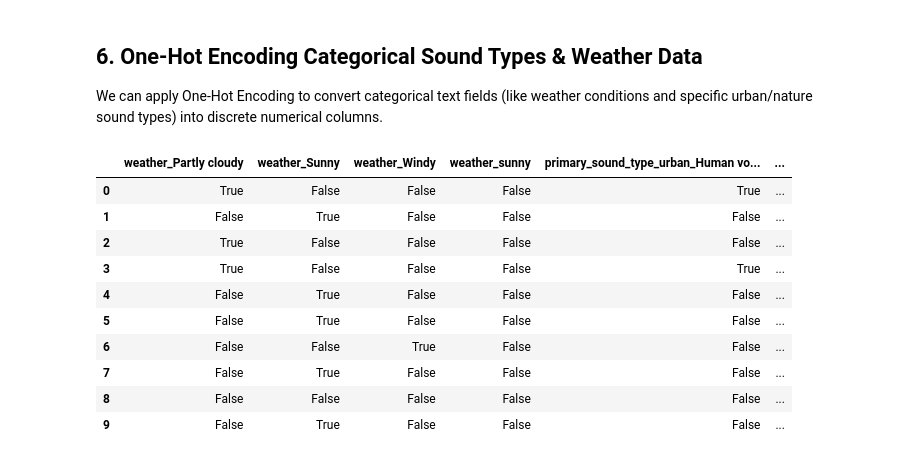
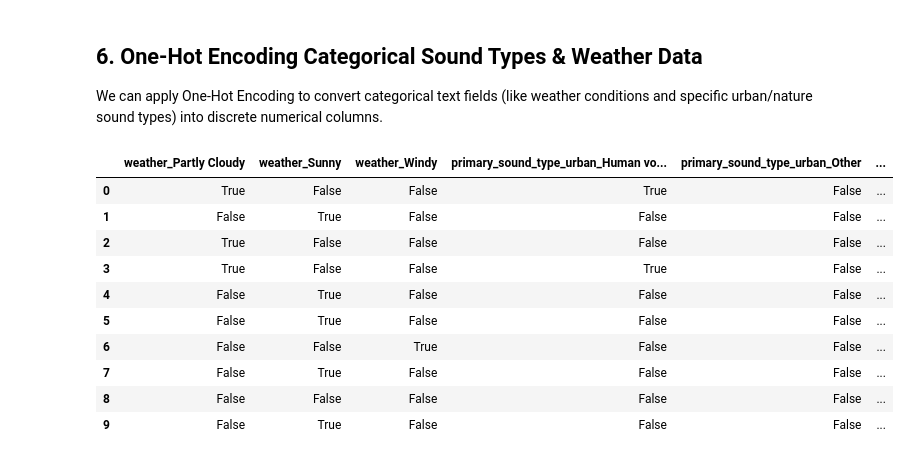
Before and after one commit to basedalgerianrin/ml-campus_data_project-colab, a Jupyter notebook: CampusDatasetProject.ipynb, the cells around one changed output. Saved outputs shown, nothing was run; the diff lists cells and outputs as text; code cells hidden in the pictures.

```diff
--- a/CampusDatasetProject.ipynb
+++ b/CampusDatasetProject.ipynb
@@ -232,25 +232,28 @@ print(df[['foot_traffic', 'foot_traffic_encoded']]
 ## 6. One-Hot Encoding Categorical Sound Types & Weather Data
 We can apply One-Hot Encoding to convert categorical text fields (like weather conditions and specific urban/nature sound types) into discrete numerical columns.
 # %%
+# 1. Standardize text capitalization in the weather column first to merge 'Sunny' and 'sunny'
+df['weather'] = df['weather'].str.strip().str.title()
+
 # Columns to encode
 categorical_cols = ['weather', 'primary_sound_type_urban', 'primary_sound_type_nature']
 
-# Perform one-hot encoding on the specified columns
+# 2. Perform one-hot encoding on the specified columns
 encoded_df = pd.get_dummies(
     df,
     columns=categorical_cols,
     drop_first=True
 )
 
 # Display the newly generated columns
 new_encoded_columns = [col for col in encoded_df.columns if any(cat in col for cat in categorical_cols)]
 display(encoded_df[new_encoded_columns].head(10))
 # %% [output]
-|  | weather_Partly cloudy | weather_Sunny | weather_Windy | weather_sunny | primary_sound_type_urban_Human vo... | ... |
-| 0 | True | False | False | False | True | ... |
+|  | weather_Partly Cloudy | weather_Sunny | weather_Windy | primary_sound_type_urban_Human vo... | primary_sound_type_urban_Other | ... |
+| 0 | True | False | False | True | False | ... |
 | 1 | False | True | False | False | False | ... |
 | 2 | True | False | False | False | False | ... |
-| 3 | True | False | False | False | True | ... |
+| 3 | True | False | False | True | False | ... |
 | 4 | False | True | False | False | False | ... |
 | 5 | False | True | False | False | False | ... |
 | 6 | False | False | True | False | False | ... |
```
Also changed, not shown: parts of 1 cell of this notebook.
